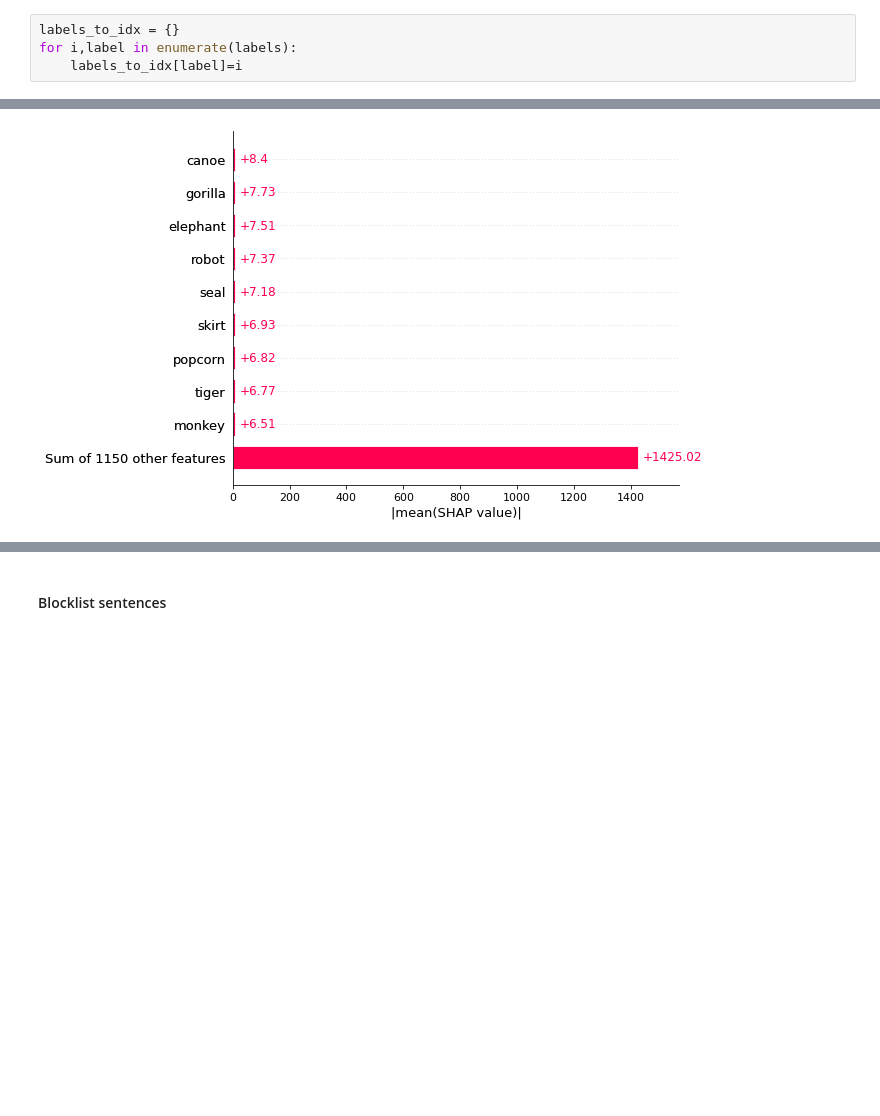
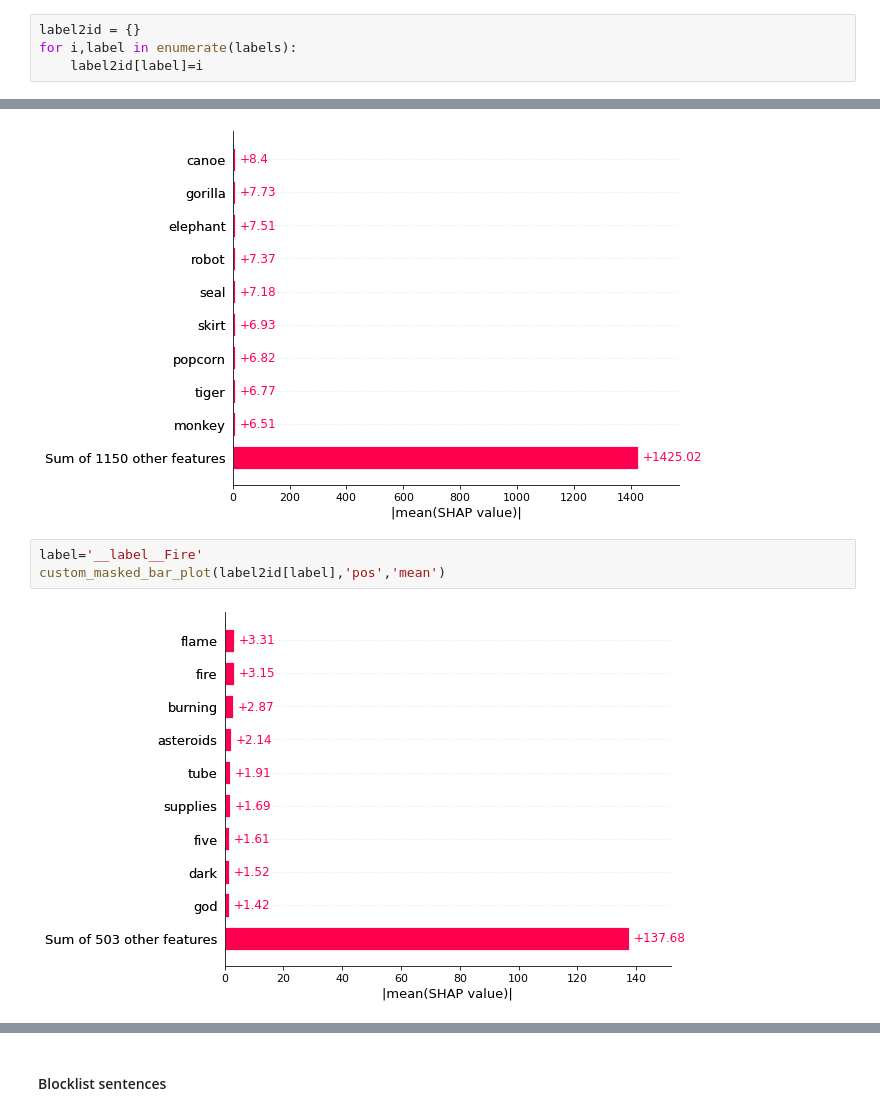
Before and after one commit to vivekchettiar/shap, a Jupyter notebook: notebooks/multiclass_explainer/Text to Icon Multiclass Demo.ipynb, the cells around one changed output, grey strips where cells are left out. Drawn from its saved outputs; the diff is of its cells as text; blank space fills up the shorter version.

```diff
--- a/notebooks/multiclass_explainer/Text to Icon Multiclass Demo.ipynb
+++ b/notebooks/multiclass_explainer/Text to Icon Multiclass Demo.ipynb
@@ -67,9 +67,9 @@ args = {
 labels = get_labels_from_label_dict(os.path.join(args['data_dir'], args['lbl_dict_path']))
 num_labels = len(labels)
 # %%
-labels_to_idx = {}
+label2id = {}
 for i,label in enumerate(labels):
-    labels_to_idx[label]=i
+    label2id[label]=i
 # %%
 data = pd.DataFrame(read_fasttext(os.path.join(args['data_dir'], args['data_path'])), columns=['Label','Sentence'])
 # %%
@@ -180,5 +159,10 @@ label='__label__Fire'
 custom_masked_bar_plot(labels_to_idx[label],'neg','mean')
 # %% [output]
 [figure]
+# %%
+label='__label__Fire'
+custom_masked_bar_plot(label2id[label],'pos','mean')
+# %% [output]
+[figure, added]
 # %%
 label='__label__Firefighter'
```
Also changed, not shown: parts of 5 cells of this notebook, 1 other file.
